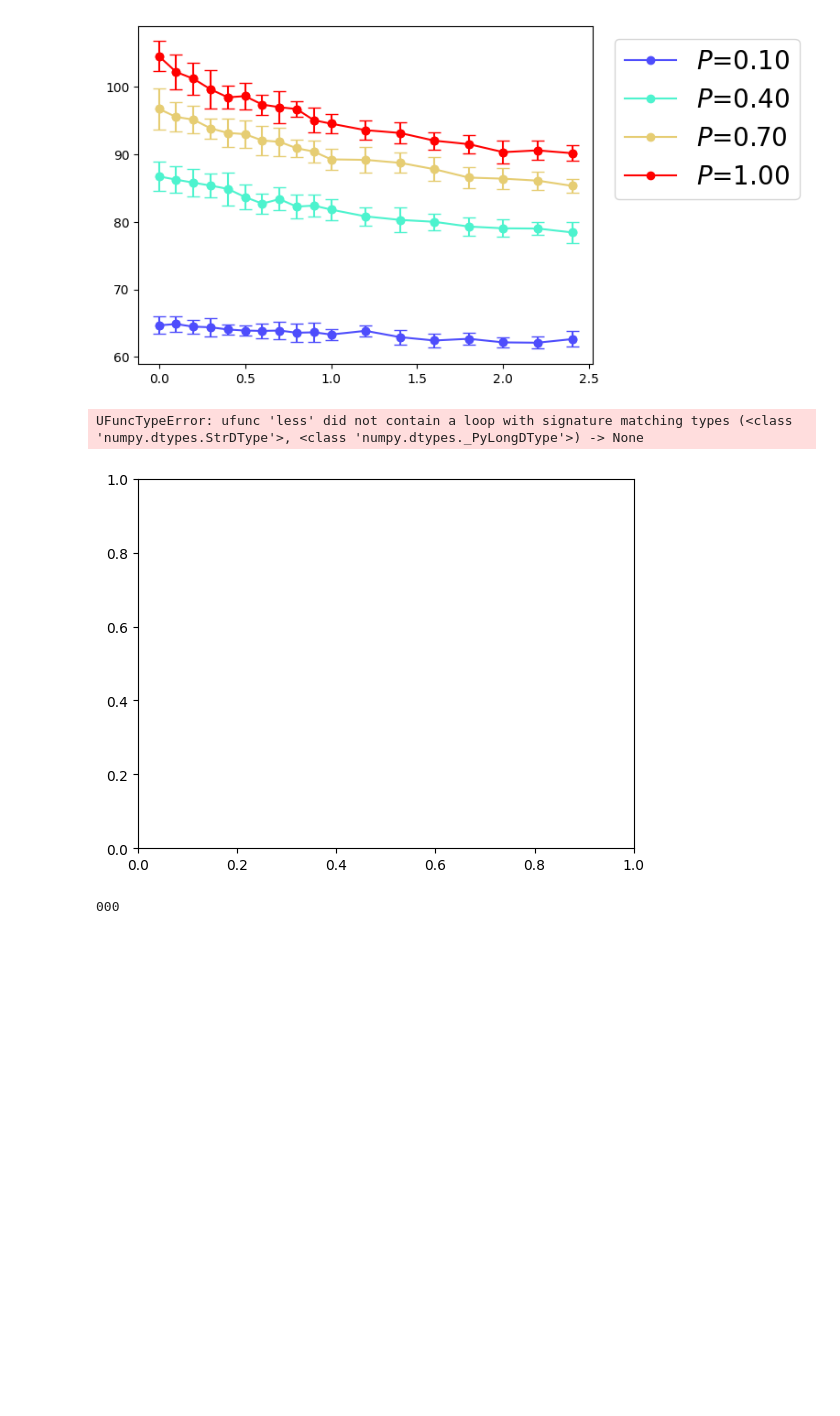
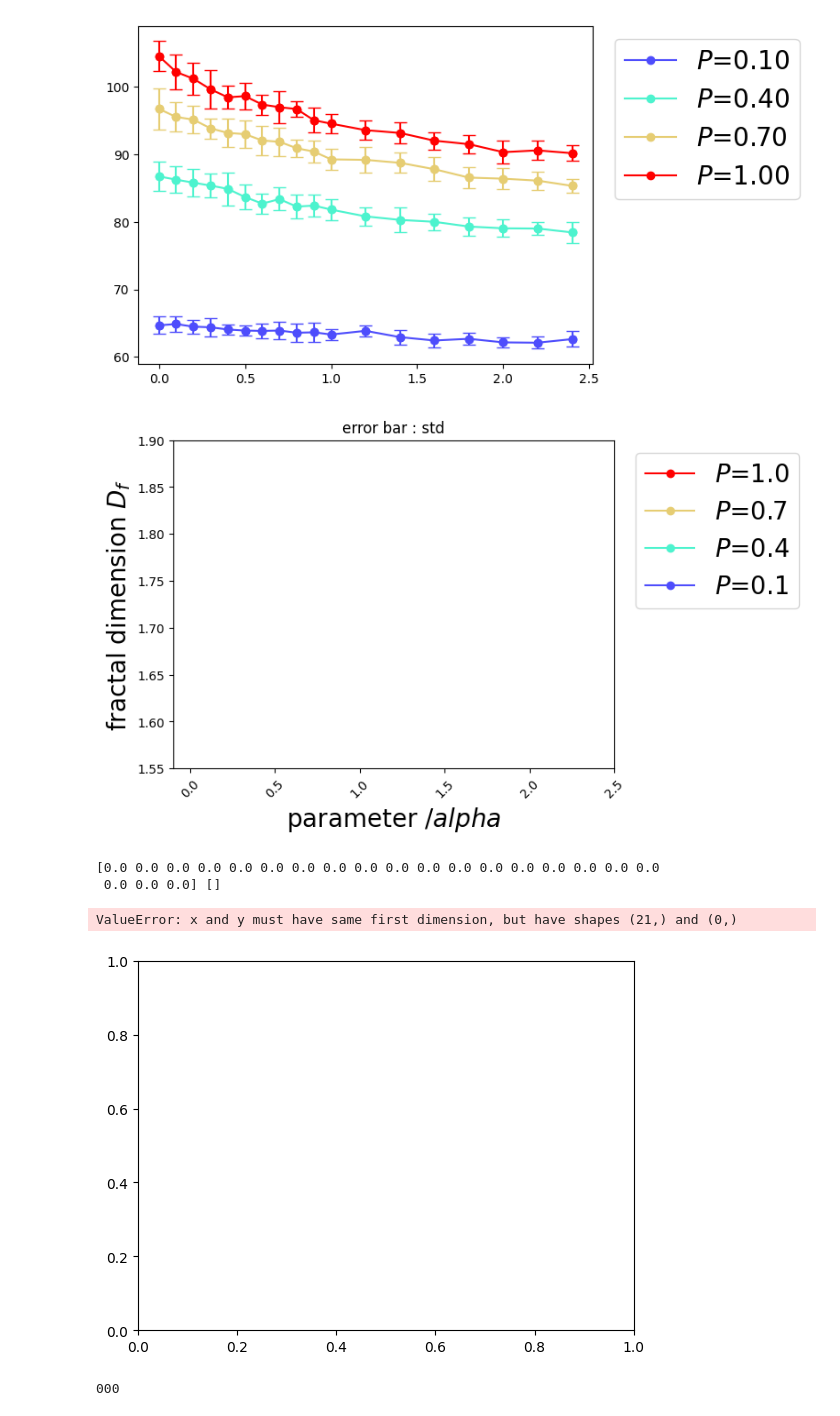
Before and after one commit to momoya-N/dendrite, a Jupyter notebook: simulation/sim_program/sim_field_plot.ipynb, the cells around one changed output. Drawn from its saved outputs; the diff is of its cells as text; code cells hidden in the pictures; blank space fills up the shorter version.

```diff
--- a/simulation/sim_program/sim_field_plot.ipynb
+++ b/simulation/sim_program/sim_field_plot.ipynb
@@ -73,10 +73,11 @@ def natural_keys(text):
     return [ atoi(c) for c in re.split(r'(/d+)', text) ]  #正規化の基準を数字に設定？
 
 #固着確率用リスト
-p_list=[]
-for i in range(1,11,3):
-    p_list.append("{:.2f}".format(i/10))
-    # p_list.append(i/10)
+# p_list=[]
+# for i in range(1,11,3):
+#     p_list.append("{:.2f}".format(i/10))
+#     # p_list.append(i/10)
+p_list = [round(i / 10, 2) for i in range(1, 11, 3)]  # float型にする
 
 #電圧用リスト
 V_list=[]
@@ -84,12 +85,14 @@ for i in range(1,4):
     V_list.append(i*1.0)
 
 #アルファ用リスト
-alpha_list=[]
-for i in range(0,11):
-    alpha_list.append("{:.2f}".format(i/10))
+# alpha_list=[]
+# for i in range(0,11):
+#     alpha_list.append("{:.2f}".format(i/10))
 
-for i in range(12,25,2):
-    alpha_list.append("{:.2f}".format(i/10))
+# for i in range(12,25,2):
+#     alpha_list.append("{:.2f}".format(i/10))
+alpha_list = [round(i / 10, 2) for i in range(0, 11)]  # float型にする
+alpha_list += [round(i / 10, 2) for i in range(12, 25, 2)]
 
 #Df用リスト
 total_Df_list=[[[[]for k in range(0,21)] for j in range(0,len(alpha_list))]for i in range(0,len(p_list))]
@@ -134,12 +137,12 @@ for i in range(len(p_list)):
             r_line=np.arange(1,max(r)) #線型フィットの区間
             L = np.poly1d(z) #求めたa,bを1次式で表示,ax+b
             Df=round(2+z[0],5) #フラクタル次元2+a,a<0なので2未満になる。偶数への丸め。
-            total_Df_list[i][j][k]=[p_list[i],alpha_list[j],Df]
+            # total_Df_list[i][j][k]=[p_list[i],alpha_list[j],Df]
+            total_Df_list[i][j][k] = [p_list[i], alpha_list[j], Df]  # floatのまま保存
 #errbar付フラクタル次元
 data_alpha=[[]for j in range(len(alpha_list))]
 tuples=[[]for j in range(len(alpha_list))]
-# print(total_Df_list[0][17][0])
-# print(total_Df_list[0][18][0])
+
 
 # #std
 fig, ax = plt.subplots()
@@ -209,35 +212,38 @@ for i in range(0,1):
     y=[]
     y_err=[]
     y_all=[]
     x_all=[]
     #エラーバー作成
     for j in range(len(alpha_list)):
         yerr_scope=data.loc[(p_list[i],alpha_list[j])].max() - data.loc[(p_list[i],alpha_list[j])].min() #最大最小の差
         y_mean = data.loc[(p_list[i],alpha_list[j])].mean()
         y_all=np.array(data.loc[(p_list[i],alpha_list[j])],dtype=object)
         x_all=np.array([alpha_list[j]]*21,dtype=object)
         print(x_all,y_all)
         ax.plot(x_all, y_all, marker='o',color=cm(p_list[i]),linestyle='none')
 
         x.append(alpha_list[j])
         y.append(y_mean)
         #y_err.append(yerr_scope)
 
     ax.plot(x, y, marker='o',label=r"$P$="+str(p_list[i]),color=cm(p_list[i]),mec='r')
     hans, labs = ax.get_legend_handles_labels()
     #ax.errorbar(x, y, yerr=y_err, capsize=3, fmt='o', ecolor=cm(p_list[i]), ms=7, mfc='None', mec=cm(p_list[i]))
     ax.set_xlabel(r"parameter $/alpha$",fontsize=20)
     ax.set_ylabel(r"fractal dimension $D_f$",fontsize=20)
     plt.xticks(rotation=45)
     ax.set_title('error bar : scope')
     ax.set_ylim(1.55,1.90)
     ax.set_xlim(-0.1, 2.5)
     ax.legend(loc="upper left", bbox_to_anchor=(1.02, 1.0,),fontsize=20,handles=hans[::-1], labels=labs[::-1])
 
 plt.show()
 # %% [output]
+[figure, new version]
-UFuncTypeError: ufunc 'less' did not contain a loop with signature matching types (<class 'numpy.dtypes.StrDType'>, <class 'numpy.dtypes._PyLongDType'>) -> None
+[0.0 0.0 0.0 0.0 0.0 0.0 0.0 0.0 0.0 0.0 0.0 0.0 0.0 0.0 0.0 0.0 0.0 0.0
+ 0.0 0.0 0.0] []
-[figure, old version]
+ValueError: x and y must have same first dimension, but have shapes (21,) and (0,)
+[figure, added]
 # %%
 import re  #正規表現を行う
 
```
Also changed, not shown: 15 other files.
